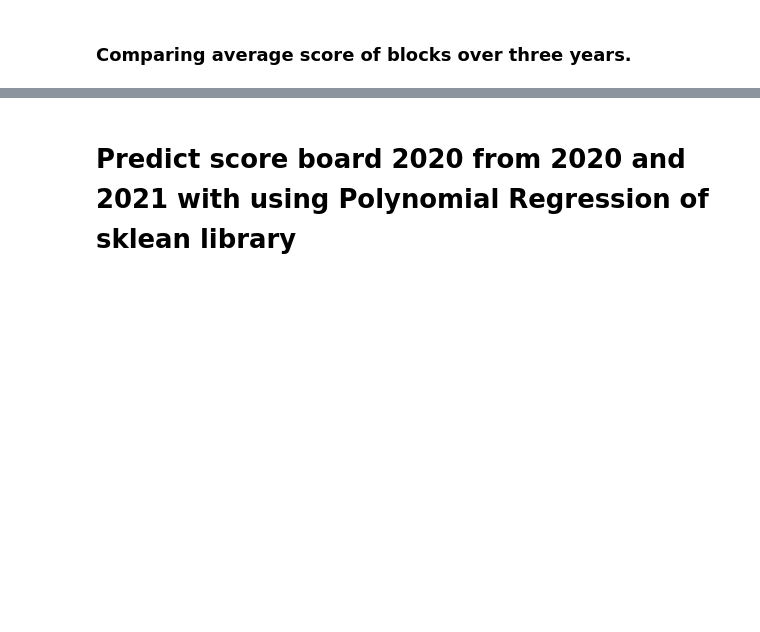
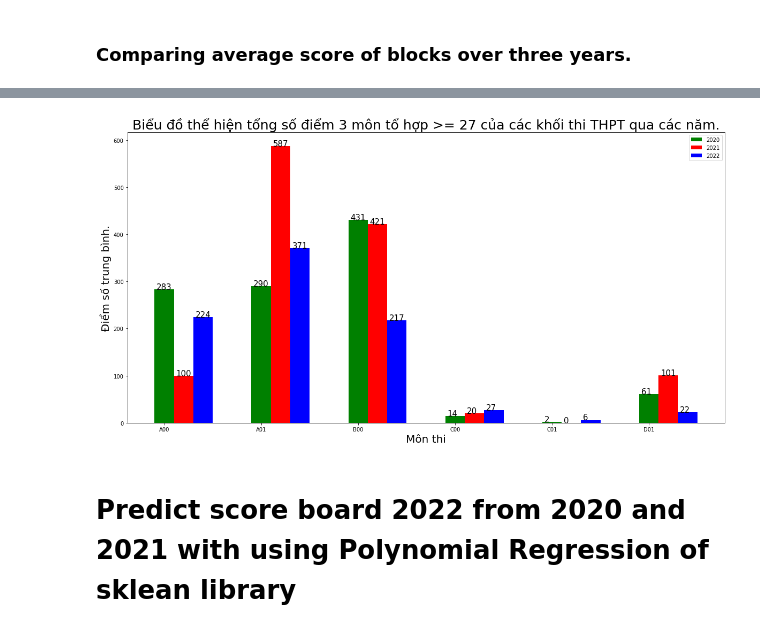
Before and after one commit to QuocBao02/Python-for-Data-Science---Final-Project, a Jupyter notebook: Report_in_Colab.ipynb, the cells around one changed output, grey strips where cells are left out. Saved outputs shown, nothing was run; the diff lists cells and outputs as text; code cells hidden in the pictures; blank space fills up the shorter version.

```diff
--- a/Report_in_Colab.ipynb
+++ b/Report_in_Colab.ipynb
@@ -768,37 +588,39 @@ def ScoreMoreThanScore(dataframelist, score, blocks_list):
     Count_score = {dataframe.Name : {block: 0} for dataframe in dataframelist for block in blocklist.keys()}
     for dataframe in dataframelist:
         for block in blocklist.keys():
             subdataframe = dataframe[blocklist[block]]
             for subject in blocklist[block]:
                 subdataframe = subdataframe[subdataframe[subject] >= (score - 20)]
             count = 0
             for i in range(len(subdataframe.index)):
                 if (sum(subdataframe.iloc[i, :]) >= score):
                     count += 1
             Count_score[dataframe.Name][block] = count
     for block in blocklist.keys():
       for dataframe in dataframelist:
         Y.append(Count_score[dataframe.Name][block])
 
     plt.figure(figsize=[20, 10])
     width = 1
     for index in range(len(Location)):
         rects = plt.bar(Location[index], Y[index], width, label = Label[index] ,color = Color[index] )
         for bar in rects:
-          plt.annotate(bar.get_height(), (bar.get_x() + 0.1 , bar.get_height()+ 0.1), fontsize = 10)
+          plt.annotate(bar.get_height(), (bar.get_x() + 0.1 , bar.get_height()+ 0.1), fontsize = 15)
 
     plt.xlabel("Môn thi", fontsize = 20)
     plt.ylabel("Điểm số trung bình.", fontsize = 20)
     plt.title("Biểu đồ thể hiện tổng số điểm 3 môn tổ hợp >= {} của các khối thi THPT qua các năm.".format(score), fontsize = 25)
     plt.xticks(y_ticks, blocklist)
     plt.legend(list_years)
 
     plt.show()
     return Count_score
 
-a = ScoreMoreThanScore([dataframe2020, dataframe2021, dataframe2022],27, blocklist)
+ScoreMoreThanScore([dataframe2020, dataframe2021, dataframe2022],27, blocklist)
+# %% [output]
+[figure, added]
 # %% [markdown]
-# Predict score board 2020 from 2020 and 2021 with using Polynomial Regression of sklean library
+# Predict score board 2022 from 2020 and 2021 with using Polynomial Regression of sklean library
 # %%
 from sklearn.linear_model import LinearRegression
 from sklearn.preprocessing import PolynomialFeatures
```
Also changed, not shown: parts of 65 cells of this notebook, 2 other files.
